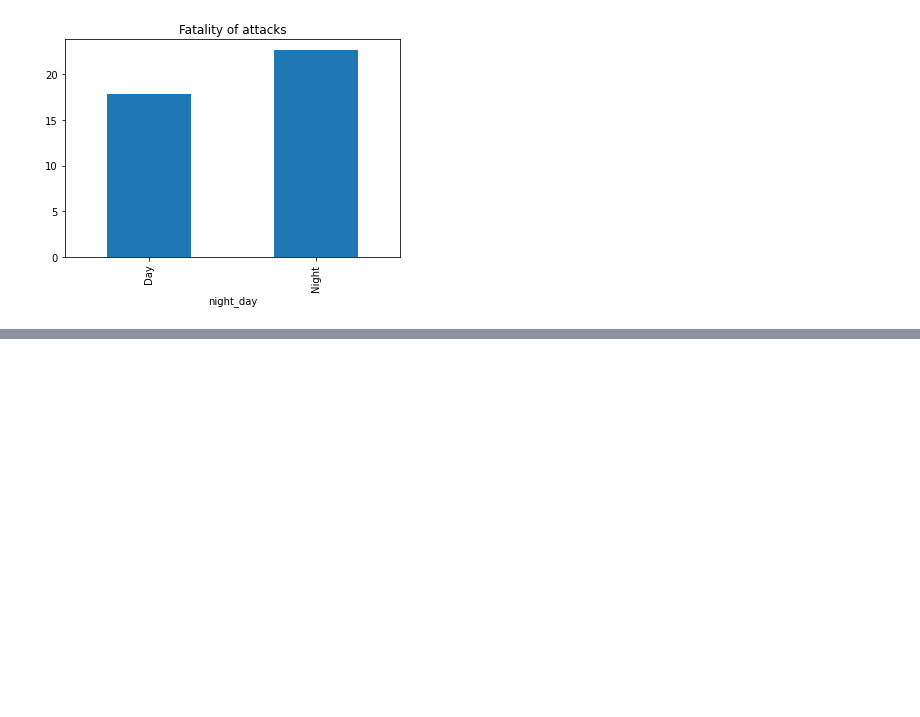
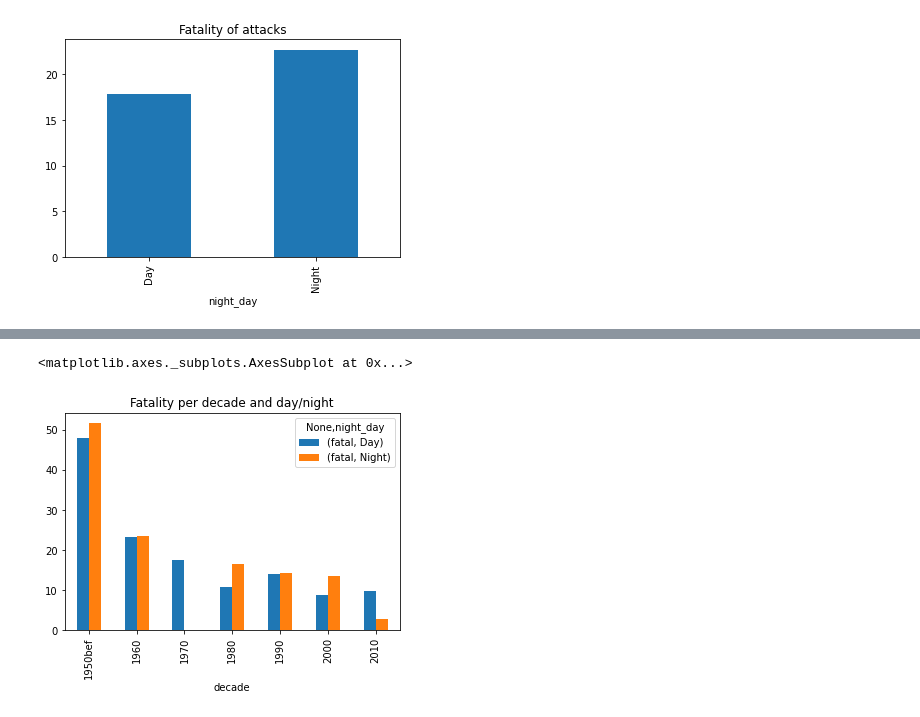
Before and after one commit to DavidCarricondo/data-cleaning-pandas, a Jupyter notebook: Analysis.ipynb, the cells around one changed output, grey strips where cells are left out. Saved outputs shown, nothing was run; the diff lists cells and outputs as text; code cells hidden in the pictures; blank space fills up the shorter version.

```diff
--- a/Analysis.ipynb
+++ b/Analysis.ipynb
@@ -97,0 +99,5 @@ d.plot.bar()
+# %%
+data.pivot_table(values=['fatal'], index=['decade'], columns=['night_day'], aggfunc=fatality).plot.bar(title='Fatality per decade and day/night')
+# %% [output]
+<matplotlib.axes._subplots.AxesSubplot at 0x...>
+[figure, added]
```
Also changed, not shown: parts of 6 cells of this notebook, 2 other files.
